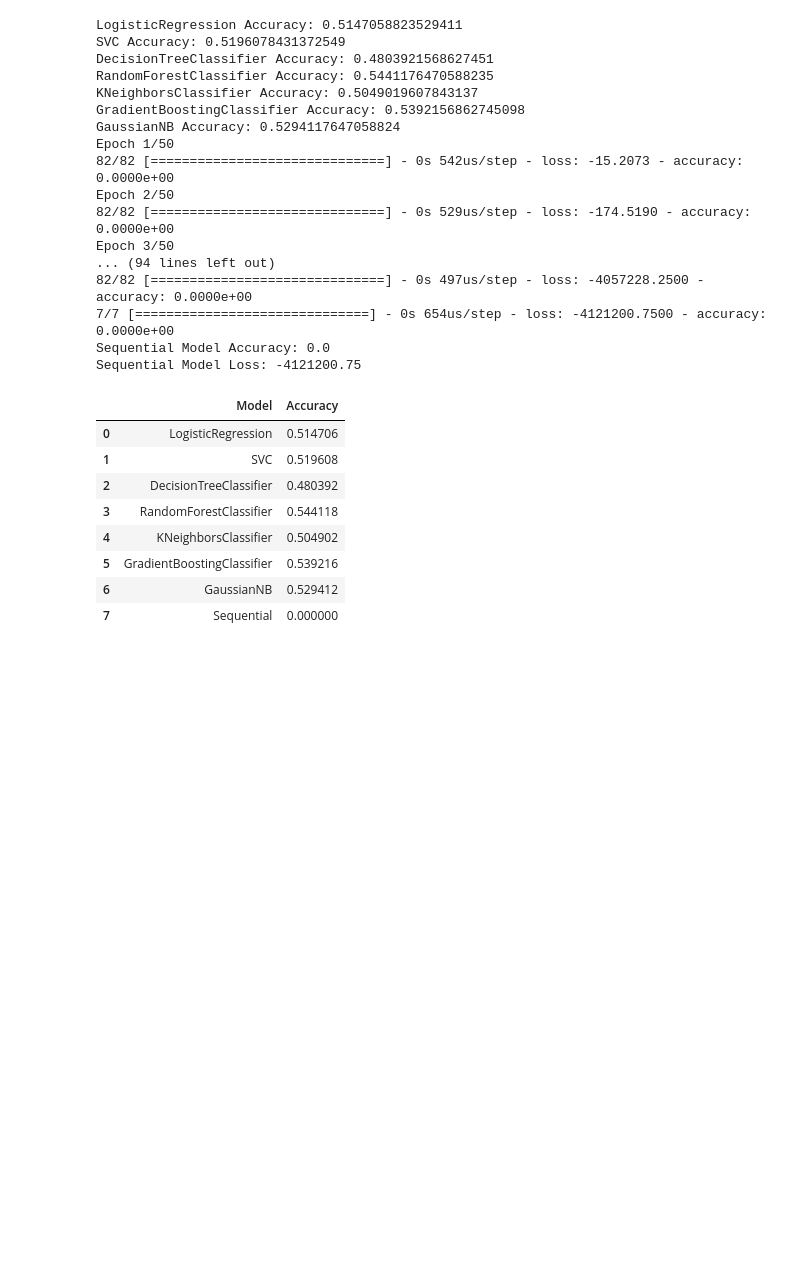
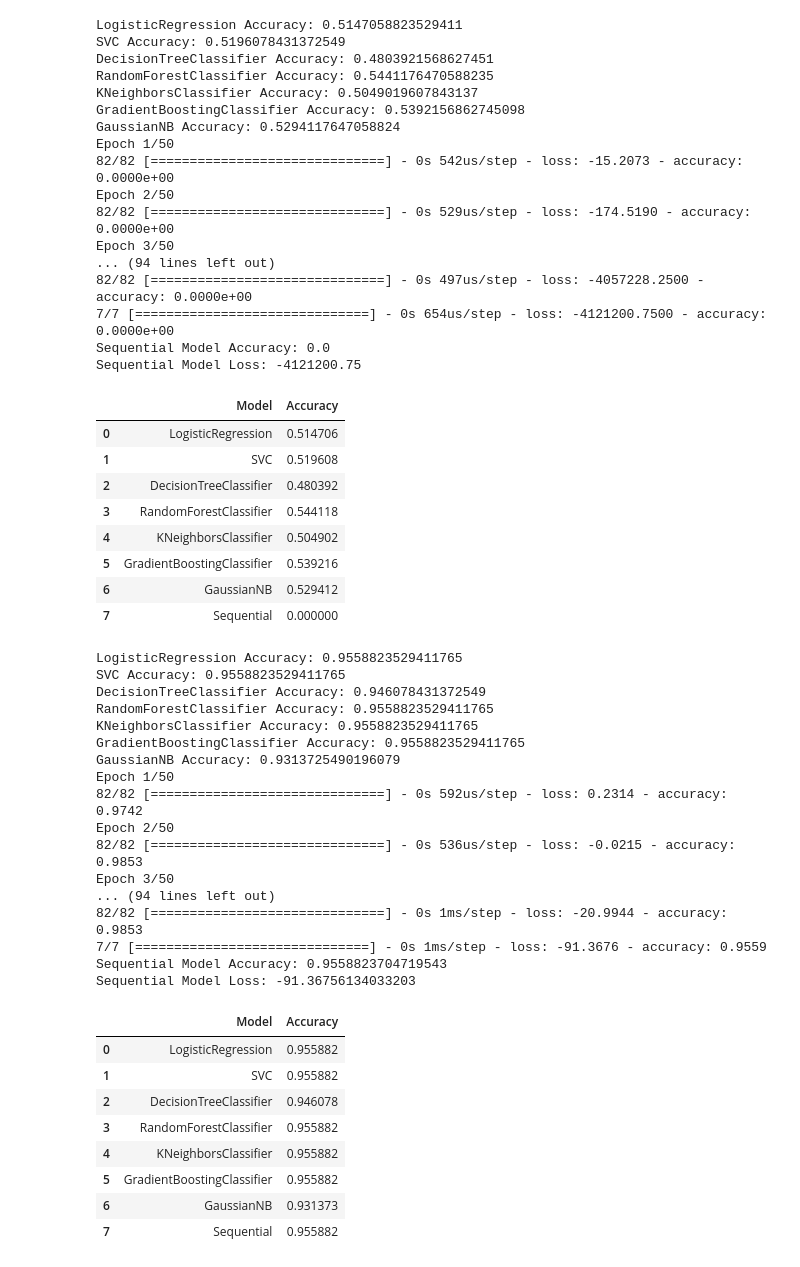
Before and after one commit to MaukanMir/Wine-Classifier, a Jupyter notebook: training.ipynb, the cells around one changed output. Saved outputs shown, nothing was run; the diff lists cells and outputs as text; code cells hidden in the pictures; blank space fills up the shorter version.

Commit message:
Added new quality ranking system and now all models are over 90% which could just be overfitting

```diff
--- a/training.ipynb
+++ b/training.ipynb
@@ -210,3 +210,42 @@ Sequential Model Loss: -4121200.75
 | 5 | GradientBoostingClassifier | 0.539216 |
 | 6 | GaussianNB | 0.529412 |
 | 7 | Sequential | 0.000000 |
+# %%
+df["quality"] = df["quality"].apply(lambda x :0 if x <=3 else 1 if x <=7 else 2)
+# %%
+X, y = df.drop("quality", axis=1), df["quality"]
+X_train, X_test, y_train_encoded, y_test_encoded = train_test_split(X, y, test_size=0.2, random_state=42)
+
+scaler = MinMaxScaler()
+
+X_train_scaled, X_test_scaled = scaler.fit_transform(X_train), scaler.transform(X_test)
+
+models = run_all_models(X_train_scaled, X_test_scaled, y_train_encoded, y_test_encoded)
+models
+# %% [output]
+LogisticRegression Accuracy: 0.9558823529411765
+SVC Accuracy: 0.9558823529411765
+DecisionTreeClassifier Accuracy: 0.946078431372549
+RandomForestClassifier Accuracy: 0.9558823529411765
+KNeighborsClassifier Accuracy: 0.9558823529411765
+GradientBoostingClassifier Accuracy: 0.9558823529411765
+GaussianNB Accuracy: 0.9313725490196079
+Epoch 1/50
+82/82 [==============================] - 0s 592us/step - loss: 0.2314 - accuracy: 0.9742
+Epoch 2/50
+82/82 [==============================] - 0s 536us/step - loss: -0.0215 - accuracy: 0.9853
+Epoch 3/50
+... (94 lines left out)
+82/82 [==============================] - 0s 1ms/step - loss: -20.9944 - accuracy: 0.9853
+7/7 [==============================] - 0s 1ms/step - loss: -91.3676 - accuracy: 0.9559
+Sequential Model Accuracy: 0.9558823704719543
+Sequential Model Loss: -91.36756134033203
+|  | Model | Accuracy |
+| 0 | LogisticRegression | 0.955882 |
+| 1 | SVC | 0.955882 |
+| 2 | DecisionTreeClassifier | 0.946078 |
+| 3 | RandomForestClassifier | 0.955882 |
+| 4 | KNeighborsClassifier | 0.955882 |
+| 5 | GradientBoostingClassifier | 0.955882 |
+| 6 | GaussianNB | 0.931373 |
+| 7 | Sequential | 0.955882 |
```
